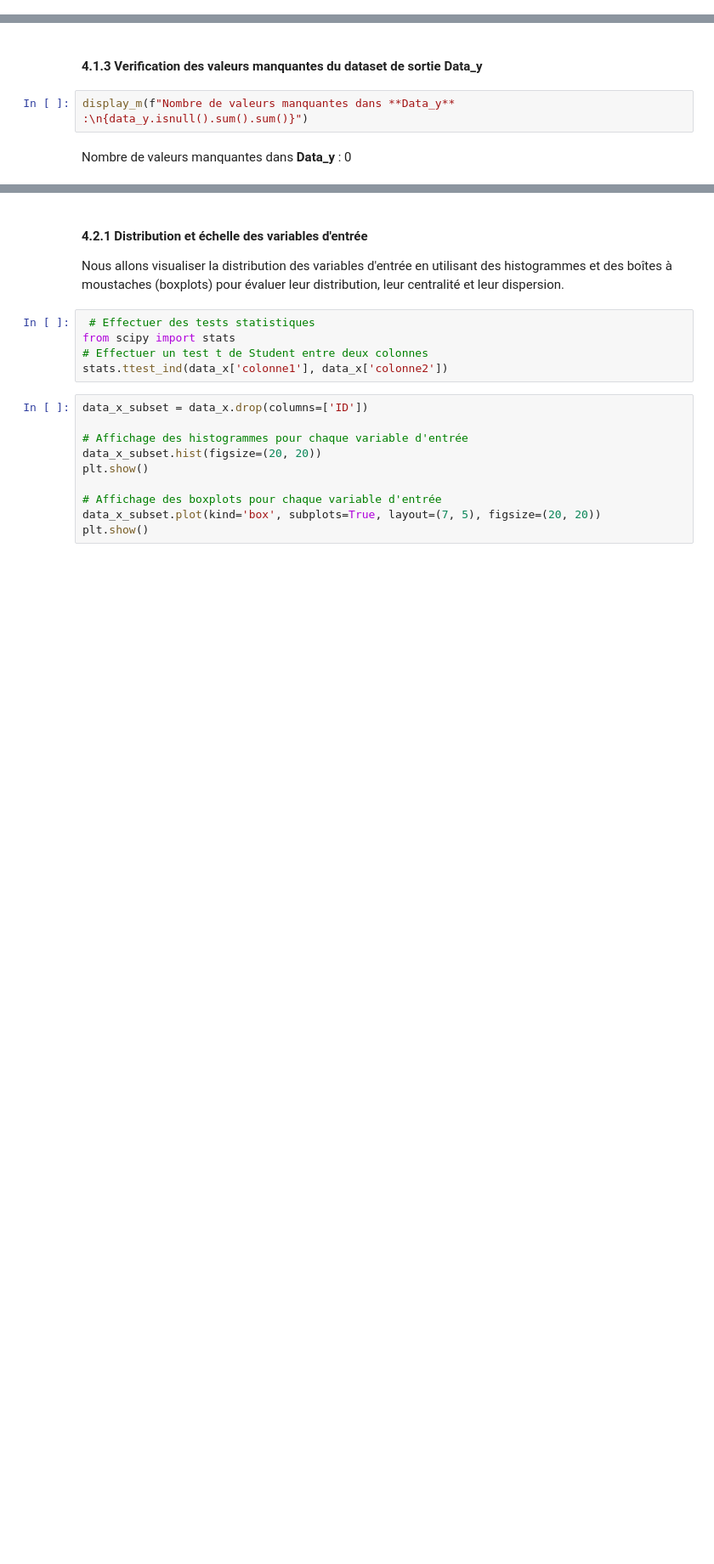
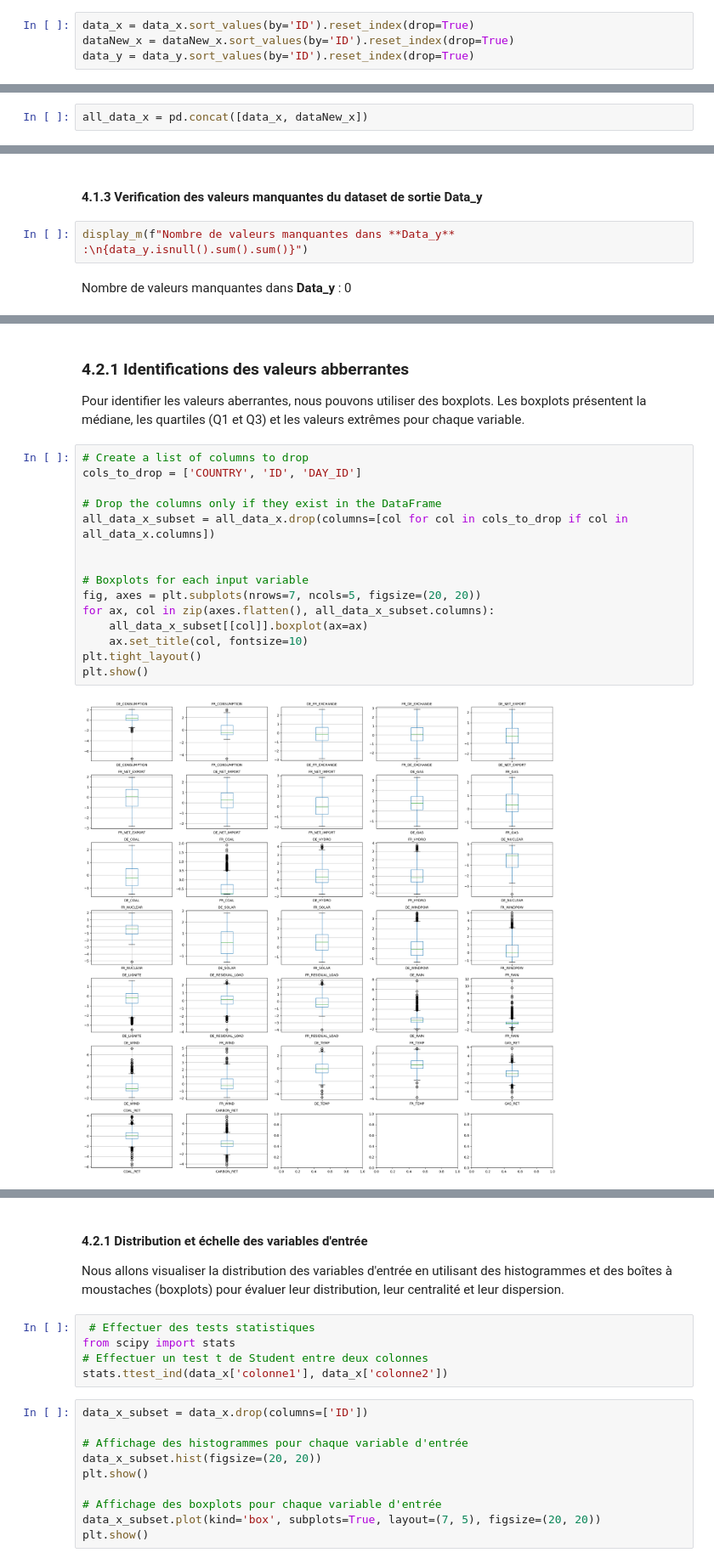
Before and after one commit to CorentinP1234/PROJETML, a Jupyter notebook: Untitled.ipynb, the cells around one changed output, grey strips where cells are left out. Shown at 85% size. Drawn from its saved outputs; the diff is of its cells as text; blank space fills up the shorter version.

```diff
--- a/Untitled.ipynb
+++ b/Untitled.ipynb
@@ -209 +212,5 @@ display_m(table_header + "\n" + table)
+# %%
+data_x = data_x.sort_values(by='ID').reset_index(drop=True)
+dataNew_x = dataNew_x.sort_values(by='ID').reset_index(drop=True)
+data_y = data_y.sort_values(by='ID').reset_index(drop=True)
 # %% [markdown]
@@ -219 +221,3 @@ Series([], dtype: int64)
+# %%
+all_data_x = pd.concat([data_x, dataNew_x])
 # %%
@@ -275,0 +300,20 @@ Nombre de valeurs manquantes dans **Data_y** :
+# %% [markdown]
+### 4.2.1 Identifications des valeurs abberrantes
+Pour identifier les valeurs aberrantes, nous pouvons utiliser des boxplots. Les boxplots présentent la médiane, les quartiles (Q1 et Q3) et les valeurs extrêmes pour chaque variable.
+# %%
+# Create a list of columns to drop
+cols_to_drop = ['COUNTRY', 'ID', 'DAY_ID']
+
+# Drop the columns only if they exist in the DataFrame
+all_data_x_subset = all_data_x.drop(columns=[col for col in cols_to_drop if col in all_data_x.columns])
+
+
+# Boxplots for each input variable
+fig, axes = plt.subplots(nrows=7, ncols=5, figsize=(20, 20))
+for ax, col in zip(axes.flatten(), all_data_x_subset.columns):
+    all_data_x_subset[[col]].boxplot(ax=ax)
+    ax.set_title(col, fontsize=10)
+plt.tight_layout()
+plt.show()
+# %% [output]
+[figure, added]
```
Also changed, not shown: parts of 42 cells of this notebook, 1 other file.
